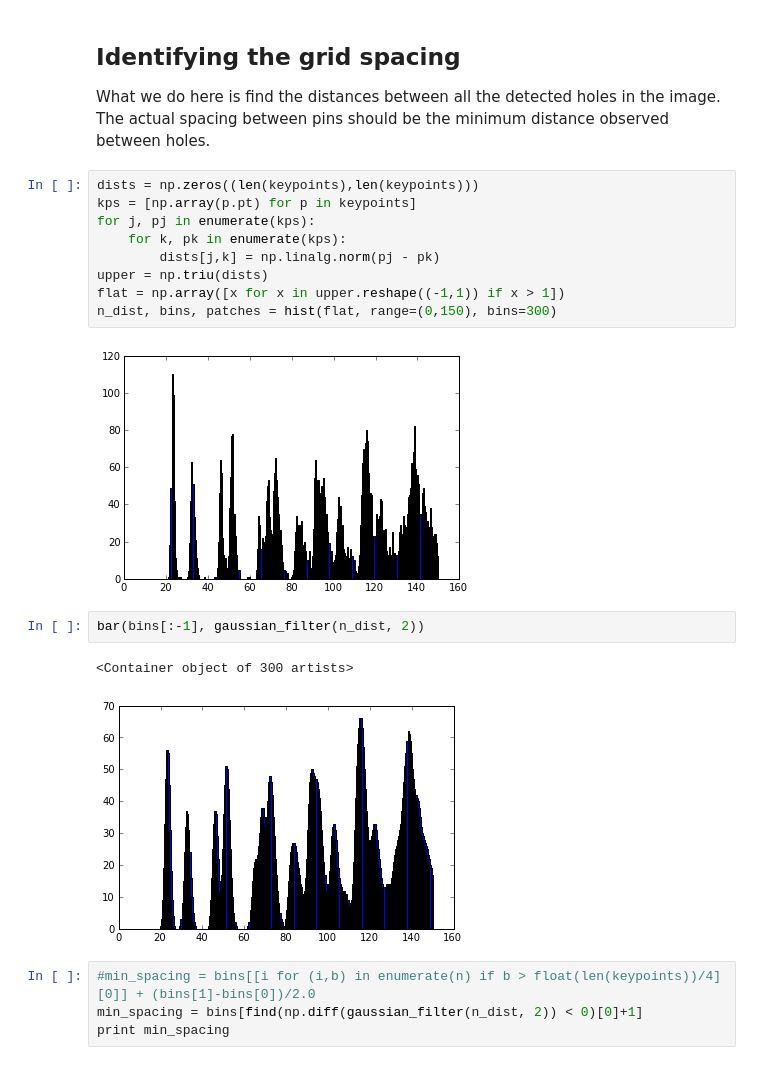
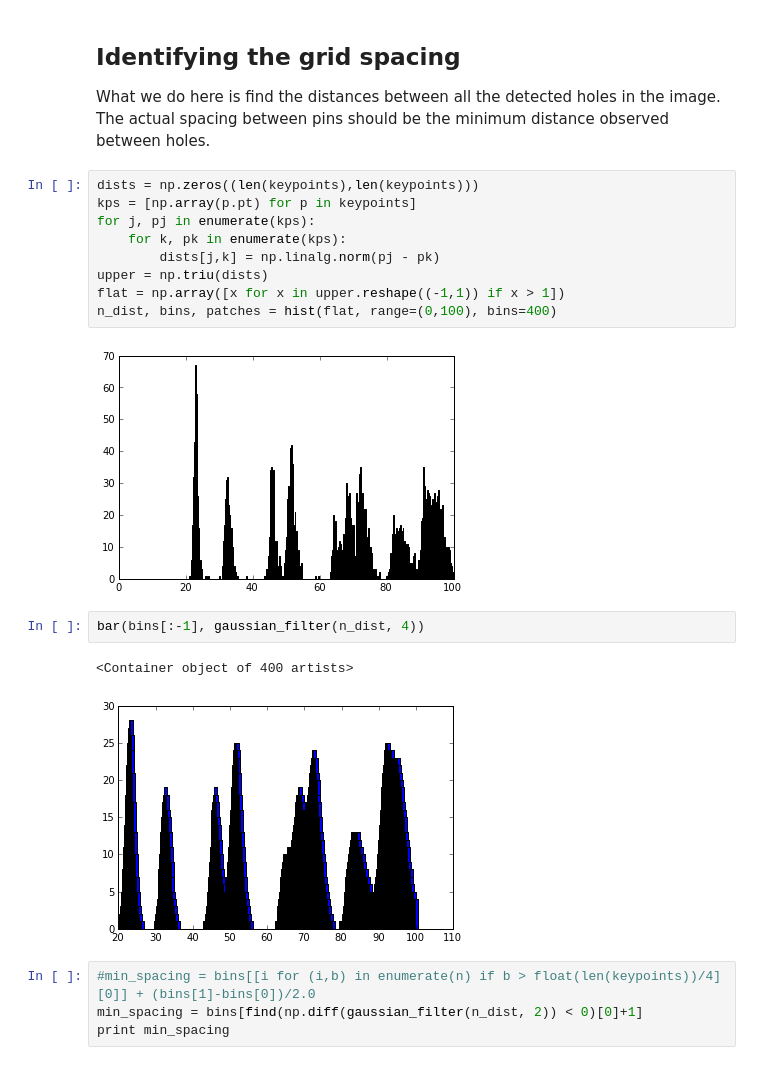
Before and after one commit to mprat/breadboard-to-pcb, a Jupyter notebook: cv_exploration.ipynb, the cells around one changed output. Drawn from its saved outputs; the diff is of its cells as text.

```diff
--- a/cv_exploration.ipynb
+++ b/cv_exploration.ipynb
@@ -57,14 +56,14 @@ for j, pj in enumerate(kps):
         dists[j,k] = np.linalg.norm(pj - pk)
 upper = np.triu(dists)
 flat = np.array([x for x in upper.reshape((-1,1)) if x > 1])
-n_dist, bins, patches = hist(flat, range=(0,150), bins=300)
+n_dist, bins, patches = hist(flat, range=(0,100), bins=400)
 # %% [output]
-[figure, old version]
+[figure, new version]
 # %%
-bar(bins[:-1], gaussian_filter(n_dist, 2))
+bar(bins[:-1], gaussian_filter(n_dist, 4))
 # %% [output]
-<Container object of 300 artists>
+<Container object of 400 artists>
-[figure, old version]
+[figure, new version]
 # %%
 #min_spacing = bins[[i for (i,b) in enumerate(n) if b > float(len(keypoints))/4][0]] + (bins[1]-bins[0])/2.0
 min_spacing = bins[find(np.diff(gaussian_filter(n_dist, 2)) < 0)[0]+1]
```
Also changed, not shown: parts of 2 cells of this notebook, 2 other files.
